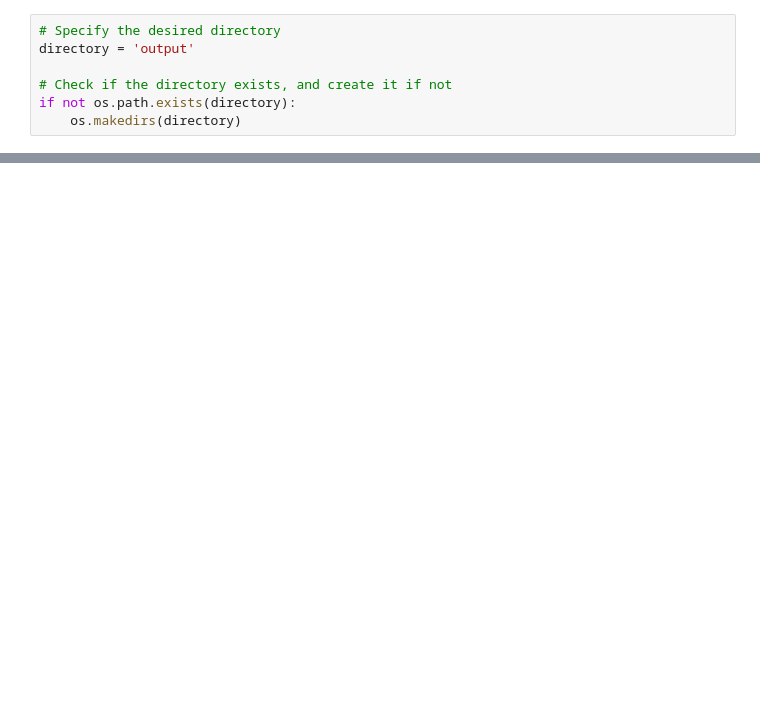
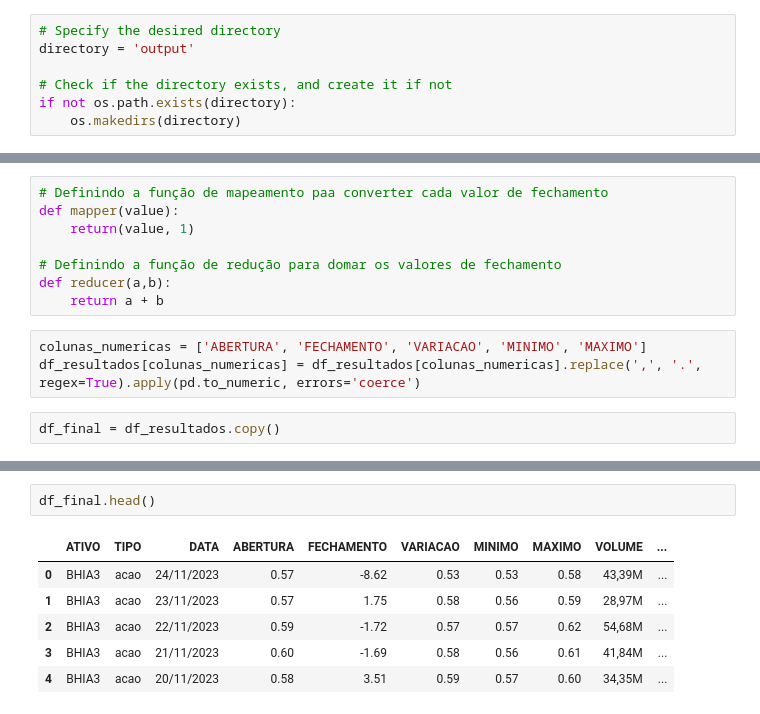
Before and after one commit to eng-robsonsampaio/scrape_stock_market, a Jupyter notebook: scrape_selenium.ipynb, the cells around one changed output, grey strips where cells are left out. Drawn from its saved outputs; the diff is of its cells as text; blank space fills up the shorter version.

```diff
--- a/scrape_selenium.ipynb
+++ b/scrape_selenium.ipynb
@@ -386,0 +383,13 @@ for p in ax_fail.patches:
+# %%
+# Definindo a função de mapeamento paa converter cada valor de fechamento
+def mapper(value):
+    return(value, 1)
+
+# Definindo a função de redução para domar os valores de fechamento
+def reducer(a,b):
+    return a + b
+# %%
+colunas_numericas = ['ABERTURA', 'FECHAMENTO', 'VARIACAO', 'MINIMO', 'MAXIMO']
+df_resultados[colunas_numericas] = df_resultados[colunas_numericas].replace(',', '.', regex=True).apply(pd.to_numeric, errors='coerce')
+# %%
+df_final = df_resultados.copy()
@@ -386,0 +421,9 @@ for p in ax_fail.patches:
+# %%
+df_final.head()
+# %% [output]
+|  | ATIVO | TIPO | DATA | ABERTURA | FECHAMENTO | VARIACAO | MINIMO | MAXIMO | VOLUME | ... |
+| 0 | BHIA3 | acao | 24/11/2023 | 0.57 | -8.62 | 0.53 | 0.53 | 0.58 | 43,39M | ... |
+| 1 | BHIA3 | acao | 23/11/2023 | 0.57 | 1.75 | 0.58 | 0.56 | 0.59 | 28,97M | ... |
+| 2 | BHIA3 | acao | 22/11/2023 | 0.59 | -1.72 | 0.57 | 0.57 | 0.62 | 54,68M | ... |
+| 3 | BHIA3 | acao | 21/11/2023 | 0.60 | -1.69 | 0.58 | 0.56 | 0.61 | 41,84M | ... |
+| 4 | BHIA3 | acao | 20/11/2023 | 0.58 | 3.51 | 0.59 | 0.57 | 0.60 | 34,35M | ... |
```
Also changed, not shown: parts of 19 cells of this notebook, 6 other files.
